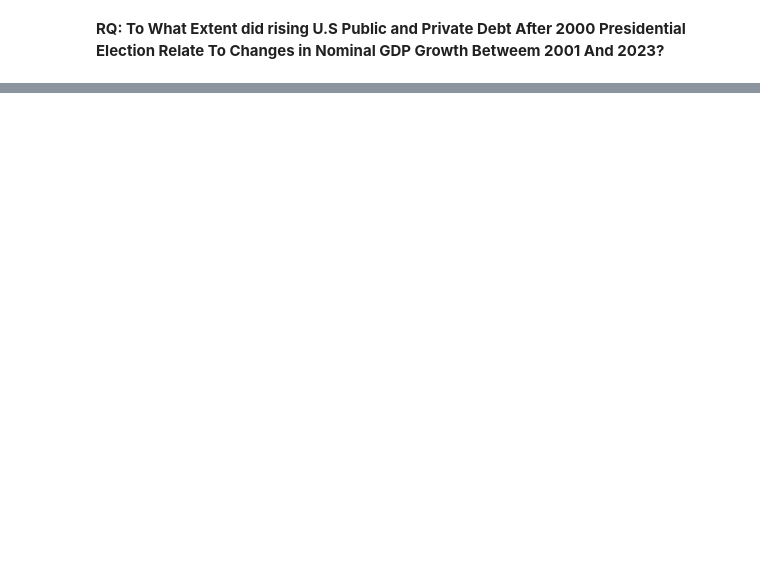
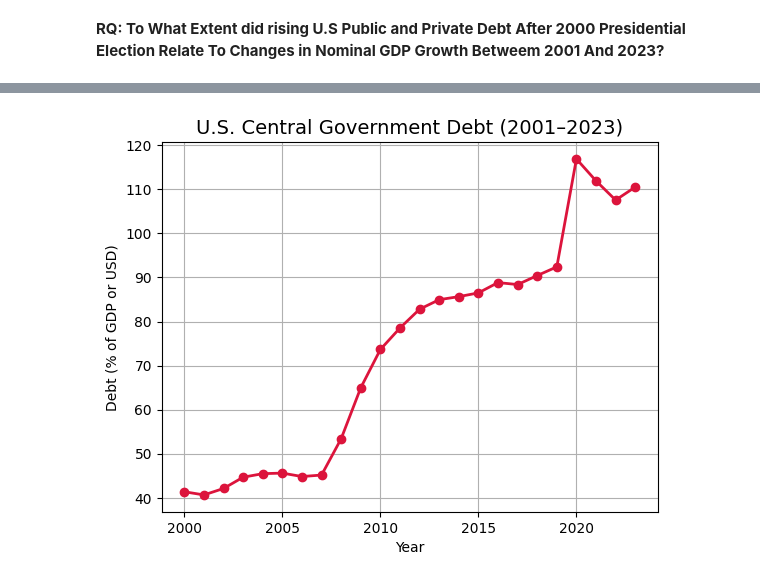
Before and after one commit to aeslha/july_21, a Jupyter notebook: DSRP_Final_Project.ipynb, the cells around one changed output, grey strips where cells are left out. Cells and saved outputs as stored; diff of their text form; code cells hidden in the pictures; blank space fills up the shorter version.

```diff
--- a/DSRP_Final_Project.ipynb
+++ b/DSRP_Final_Project.ipynb
@@ -126,0 +135,9 @@ plt.
+# %%
+plt.plot(df['Year'], df['Central Government Debt'], color='crimson', linewidth=2, marker='o')
+plt.title('U.S. Central Government Debt (2001–2023)', fontsize=14)
+plt.xlabel('Year')
+plt.ylabel('Debt (% of GDP or USD)')
+plt.grid(True)
+plt.show()
+# %% [output]
+[figure, added]
```
Also changed, not shown: parts of 4 cells of this notebook.
